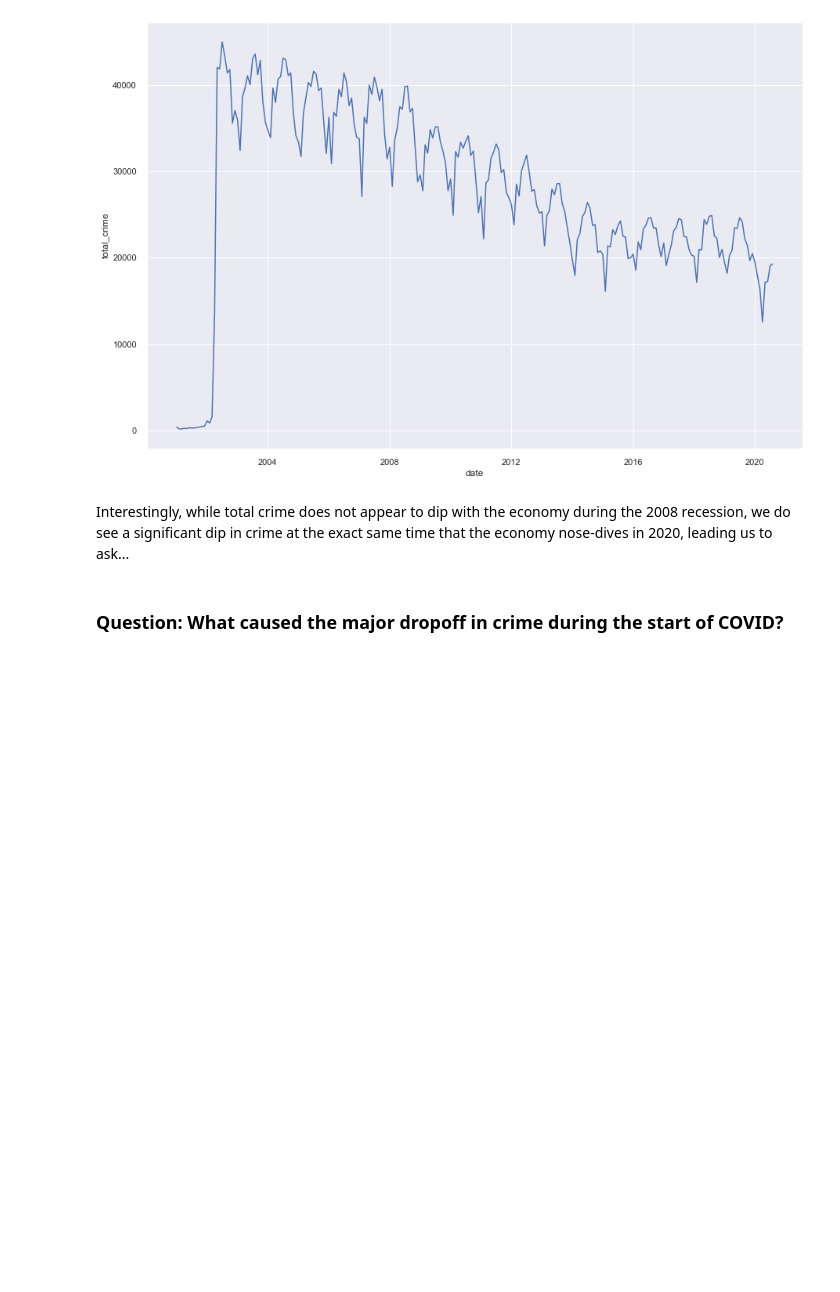
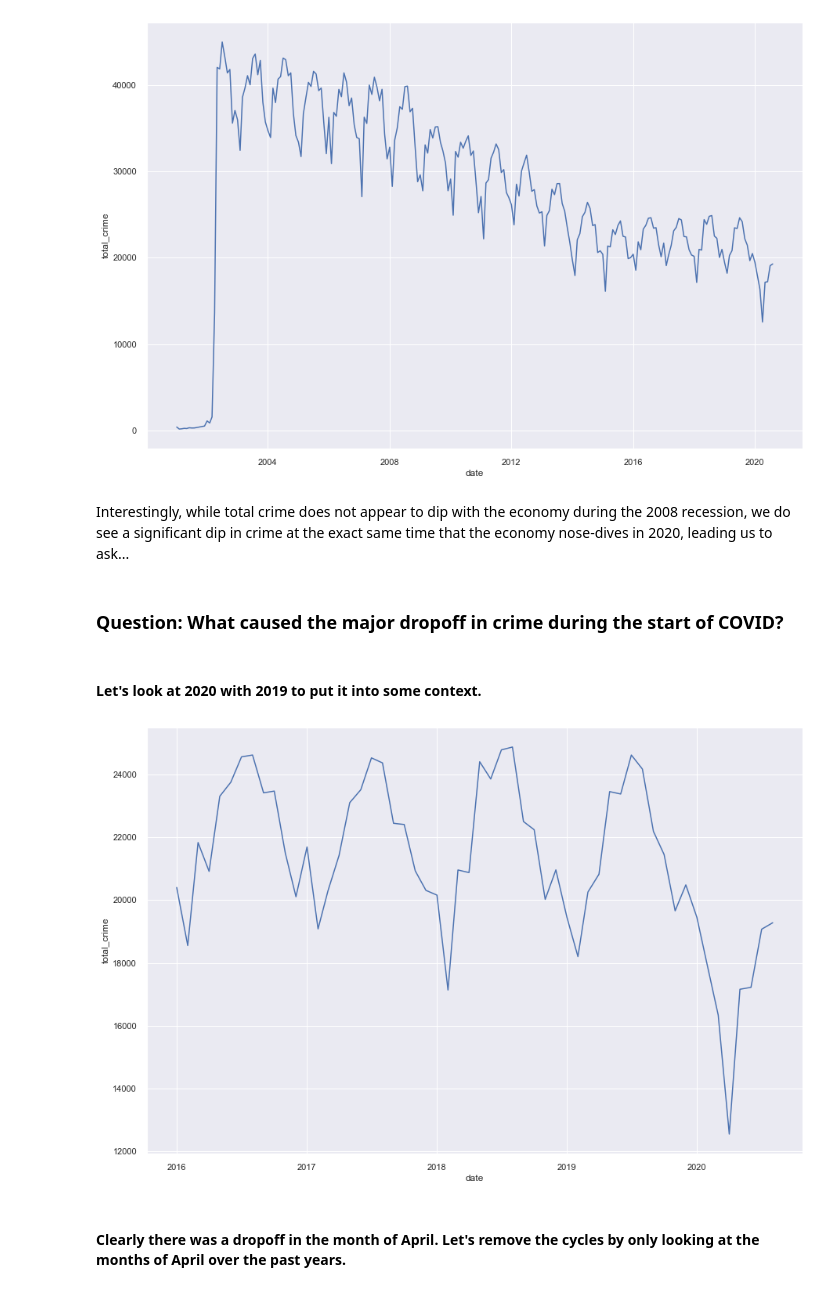
Before and after one commit to tjdolan121/4502Proj, a Jupyter notebook: forge/code/EDA_proposed.ipynb, the cells around one changed output. Cells and saved outputs as stored; diff of their text form; code cells hidden in the pictures; blank space fills up the shorter version.

```diff
--- a/forge/code/EDA_proposed.ipynb
+++ b/forge/code/EDA_proposed.ipynb
@@ -429 +431,12 @@ Interestingly, while total crime does not appear to dip with the economy during
+# %% [markdown]
+#### Let's look at 2020 with 2019 to put it into some context.
+# %%
+last_5 = [2016, 2017, 2018, 2019, 2020]
+temp1 = total_crime_plus_econ_df_full.loc[total_crime_plus_econ_df_full['year'].isin(last_5)]
+
+sns.lineplot(x="date", y="total_crime", data=temp1);
+# %% [output]
+[figure, added]
+# %% [markdown]
+#### Clearly there was a dropoff in the month of April. Let's remove the cycles by only looking at the months of April over the past years.
 # %%
```
Also changed, not shown: parts of 12 cells of this notebook.
